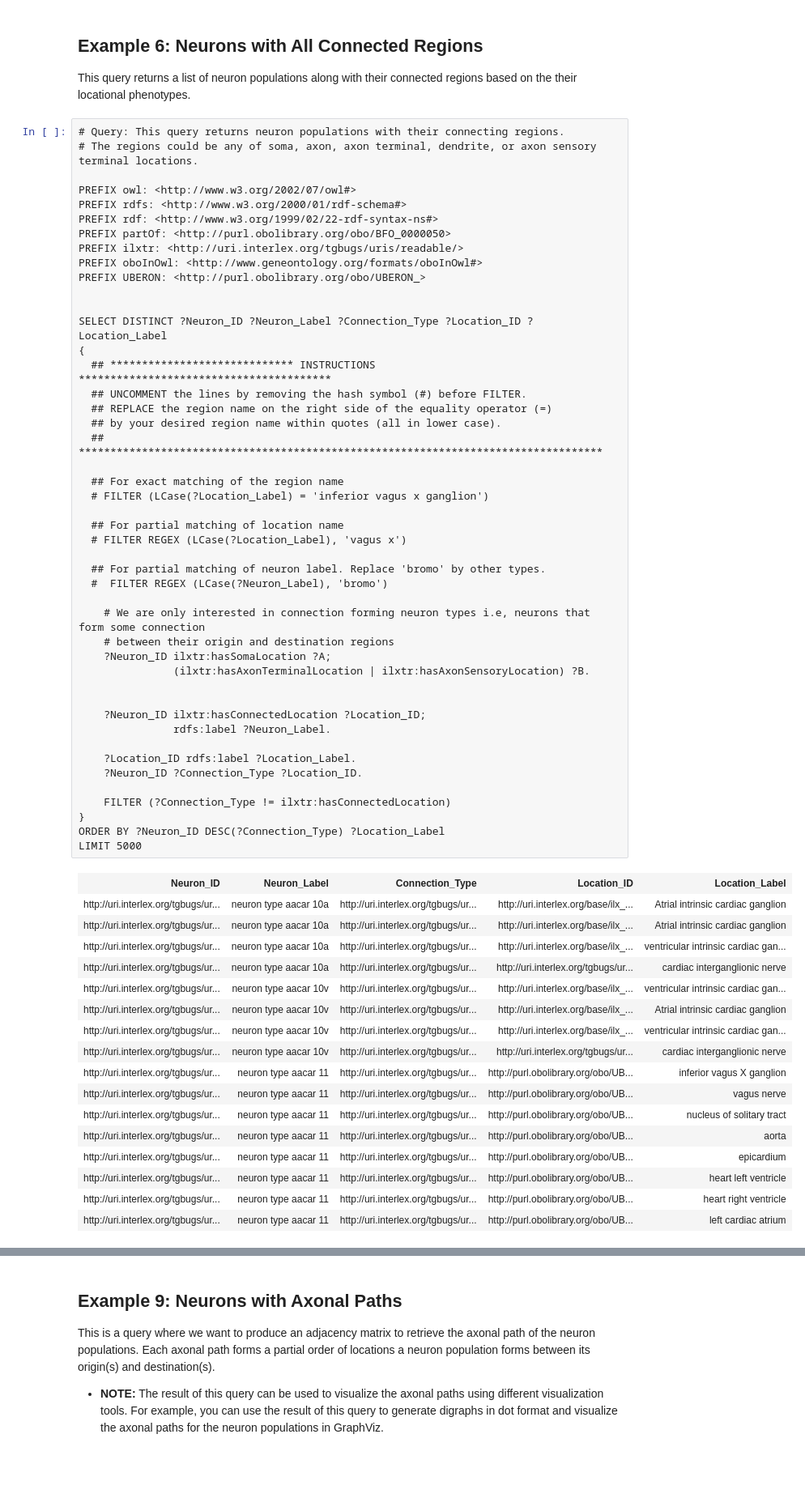
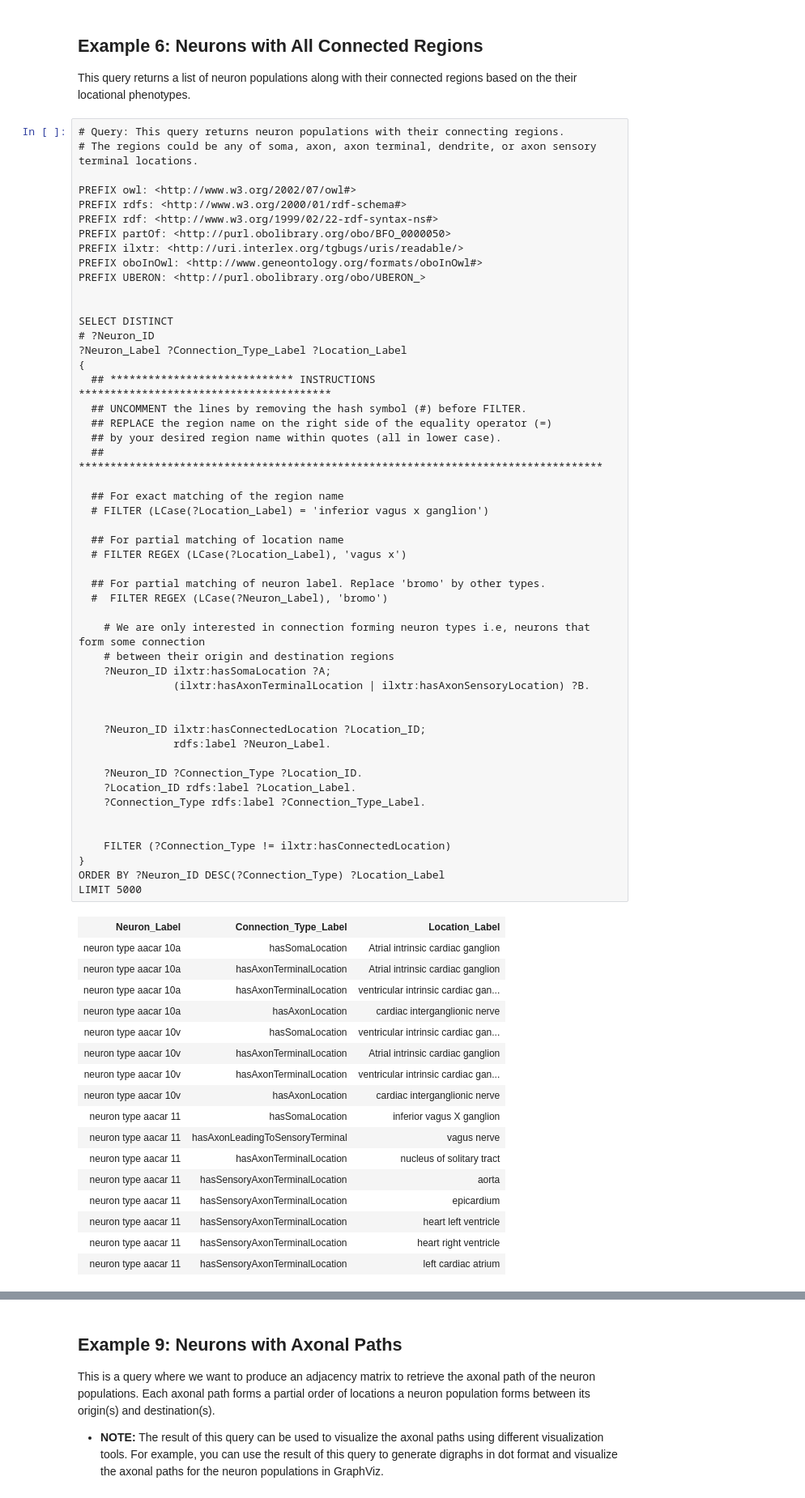
Before and after one commit to SciCrunch/sckan-query-examples, a Jupyter notebook: example-queries/sckan-sparql-query-examples.ipynb, the cells around one changed output, grey strips where cells are left out. Shown at 81% size. Drawn from its saved outputs; the diff is of its cells as text; blank space fills up the shorter version.

```diff
--- a/example-queries/sckan-sparql-query-examples.ipynb
+++ b/example-queries/sckan-sparql-query-examples.ipynb
@@ -498,54 +544,58 @@ PREFIX oboInOwl: <http://www.geneontology.org/formats/oboInOwl#>
 PREFIX UBERON: <http://purl.obolibrary.org/obo/UBERON_>
 
 
-SELECT DISTINCT ?Neuron_ID ?Neuron_Label ?Connection_Type ?Location_ID ?Location_Label
+SELECT DISTINCT
+# ?Neuron_ID
+?Neuron_Label ?Connection_Type_Label ?Location_Label
 {
   ## ***************************** INSTRUCTIONS ****************************************
   ## UNCOMMENT the lines by removing the hash symbol (#) before FILTER.
   ## REPLACE the region name on the right side of the equality operator (=)
   ## by your desired region name within quotes (all in lower case).
   ## ***********************************************************************************
 
   ## For exact matching of the region name
   # FILTER (LCase(?Location_Label) = 'inferior vagus x ganglion')
 
   ## For partial matching of location name
   # FILTER REGEX (LCase(?Location_Label), 'vagus x')
 
   ## For partial matching of neuron label. Replace 'bromo' by other types.
   #  FILTER REGEX (LCase(?Neuron_Label), 'bromo')
 
     # We are only interested in connection forming neuron types i.e, neurons that form some connection
     # between their origin and destination regions
     ?Neuron_ID ilxtr:hasSomaLocation ?A;
                (ilxtr:hasAxonTerminalLocation | ilxtr:hasAxonSensoryLocation) ?B.
 
 
     ?Neuron_ID ilxtr:hasConnectedLocation ?Location_ID;
                rdfs:label ?Neuron_Label.
 
+    ?Neuron_ID ?Connection_Type ?Location_ID.
     ?Location_ID rdfs:label ?Location_Label.
-    ?Neuron_ID ?Connection_Type ?Location_ID.
+    ?Connection_Type rdfs:label ?Connection_Type_Label.
+
 
     FILTER (?Connection_Type != ilxtr:hasConnectedLocation)
 }
 ORDER BY ?Neuron_ID DESC(?Connection_Type) ?Location_Label
 LIMIT 5000
 # %% [output]
-| Neuron_ID | Neuron_Label | Connection_Type | Location_ID | Location_Label |
-| http://uri.interlex.org/tgbugs/ur... | neuron type aacar 10a | http://uri.interlex.org/tgbugs/ur... | http://uri.interlex.org/base/ilx_... | Atrial intrinsic cardiac ganglion |
-| http://uri.interlex.org/tgbugs/ur... | neuron type aacar 10a | http://uri.interlex.org/tgbugs/ur... | http://uri.interlex.org/base/ilx_... | Atrial intrinsic cardiac ganglion |
-| http://uri.interlex.org/tgbugs/ur... | neuron type aacar 10a | http://uri.interlex.org/tgbugs/ur... | http://uri.interlex.org/base/ilx_... | ventricular intrinsic cardiac gan... |
-| http://uri.interlex.org/tgbugs/ur... | neuron type aacar 10a | http://uri.interlex.org/tgbugs/ur... | http://uri.interlex.org/tgbugs/ur... | cardiac interganglionic nerve |
-| http://uri.interlex.org/tgbugs/ur... | neuron type aacar 10v | http://uri.interlex.org/tgbugs/ur... | http://uri.interlex.org/base/ilx_... | ventricular intrinsic cardiac gan... |
-| http://uri.interlex.org/tgbugs/ur... | neuron type aacar 10v | http://uri.interlex.org/tgbugs/ur... | http://uri.interlex.org/base/ilx_... | Atrial intrinsic cardiac ganglion |
-| http://uri.interlex.org/tgbugs/ur... | neuron type aacar 10v | http://uri.interlex.org/tgbugs/ur... | http://uri.interlex.org/base/ilx_... | ventricular intrinsic cardiac gan... |
-| http://uri.interlex.org/tgbugs/ur... | neuron type aacar 10v | http://uri.interlex.org/tgbugs/ur... | http://uri.interlex.org/tgbugs/ur... | cardiac interganglionic nerve |
-| http://uri.interlex.org/tgbugs/ur... | neuron type aacar 11 | http://uri.interlex.org/tgbugs/ur... | http://purl.obolibrary.org/obo/UB... | inferior vagus X ganglion |
-| http://uri.interlex.org/tgbugs/ur... | neuron type aacar 11 | http://uri.interlex.org/tgbugs/ur... | http://purl.obolibrary.org/obo/UB... | vagus nerve |
-| http://uri.interlex.org/tgbugs/ur... | neuron type aacar 11 | http://uri.interlex.org/tgbugs/ur... | http://purl.obolibrary.org/obo/UB... | nucleus of solitary tract |
-| http://uri.interlex.org/tgbugs/ur... | neuron type aacar 11 | http://uri.interlex.org/tgbugs/ur... | http://purl.obolibrary.org/obo/UB... | aorta |
-| http://uri.interlex.org/tgbugs/ur... | neuron type aacar 11 | http://uri.interlex.org/tgbugs/ur... | http://purl.obolibrary.org/obo/UB... | epicardium |
-| http://uri.interlex.org/tgbugs/ur... | neuron type aacar 11 | http://uri.interlex.org/tgbugs/ur... | http://purl.obolibrary.org/obo/UB... | heart left ventricle |
-| http://uri.interlex.org/tgbugs/ur... | neuron type aacar 11 | http://uri.interlex.org/tgbugs/ur... | http://purl.obolibrary.org/obo/UB... | heart right ventricle |
-| http://uri.interlex.org/tgbugs/ur... | neuron type aacar 11 | http://uri.interlex.org/tgbugs/ur... | http://purl.obolibrary.org/obo/UB... | left cardiac atrium |
+| Neuron_Label | Connection_Type_Label | Location_Label |
+| neuron type aacar 10a | hasSomaLocation | Atrial intrinsic cardiac ganglion |
+| neuron type aacar 10a | hasAxonTerminalLocation | Atrial intrinsic cardiac ganglion |
+| neuron type aacar 10a | hasAxonTerminalLocation | ventricular intrinsic cardiac gan... |
+| neuron type aacar 10a | hasAxonLocation | cardiac interganglionic nerve |
+| neuron type aacar 10v | hasSomaLocation | ventricular intrinsic cardiac gan... |
+| neuron type aacar 10v | hasAxonTerminalLocation | Atrial intrinsic cardiac ganglion |
+| neuron type aacar 10v | hasAxonTerminalLocation | ventricular intrinsic cardiac gan... |
+| neuron type aacar 10v | hasAxonLocation | cardiac interganglionic nerve |
+| neuron type aacar 11 | hasSomaLocation | inferior vagus X ganglion |
+| neuron type aacar 11 | hasAxonLeadingToSensoryTerminal | vagus nerve |
+| neuron type aacar 11 | hasAxonTerminalLocation | nucleus of solitary tract |
+| neuron type aacar 11 | hasSensoryAxonTerminalLocation | aorta |
+| neuron type aacar 11 | hasSensoryAxonTerminalLocation | epicardium |
+| neuron type aacar 11 | hasSensoryAxonTerminalLocation | heart left ventricle |
+| neuron type aacar 11 | hasSensoryAxonTerminalLocation | heart right ventricle |
+| neuron type aacar 11 | hasSensoryAxonTerminalLocation | left cardiac atrium |
```
Also changed, not shown: parts of 12 cells of this notebook.
